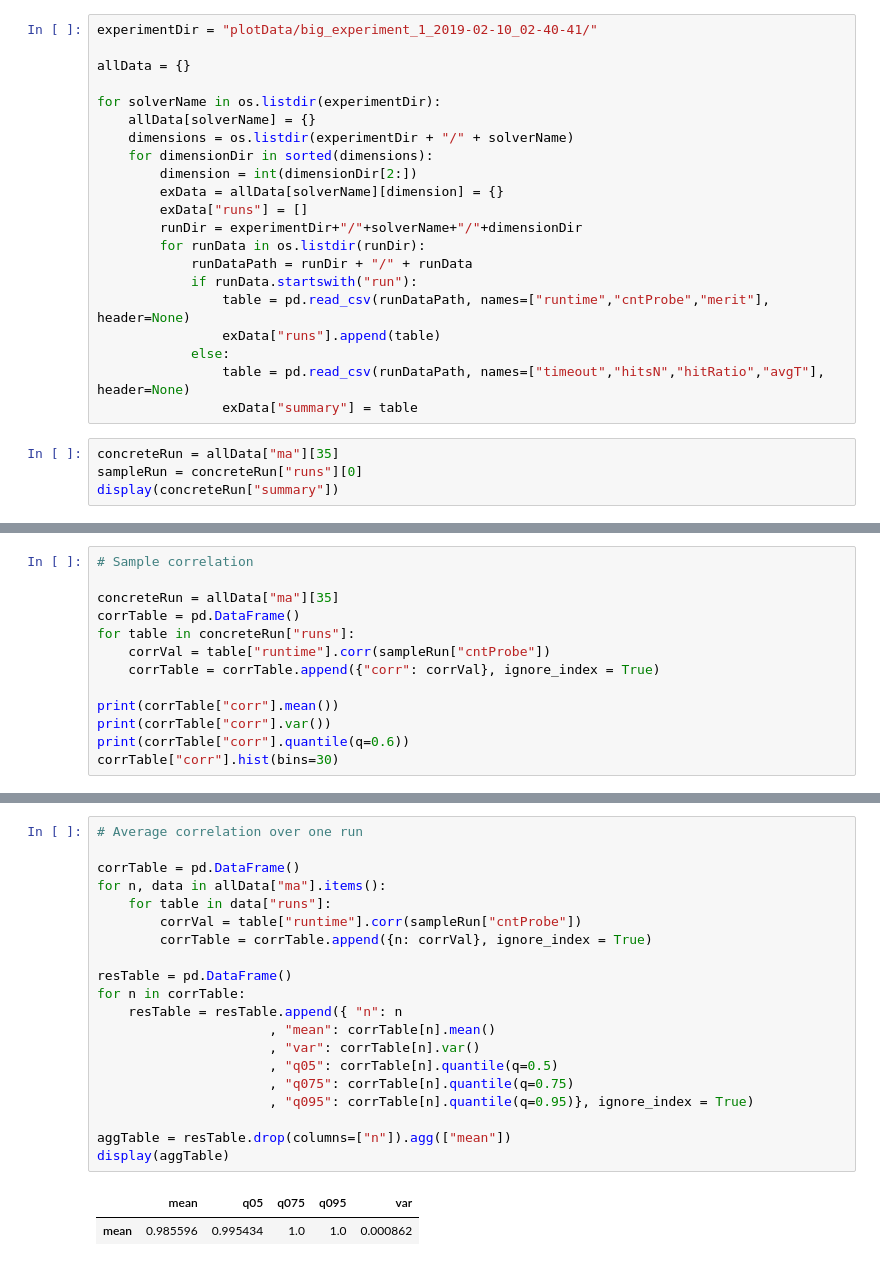
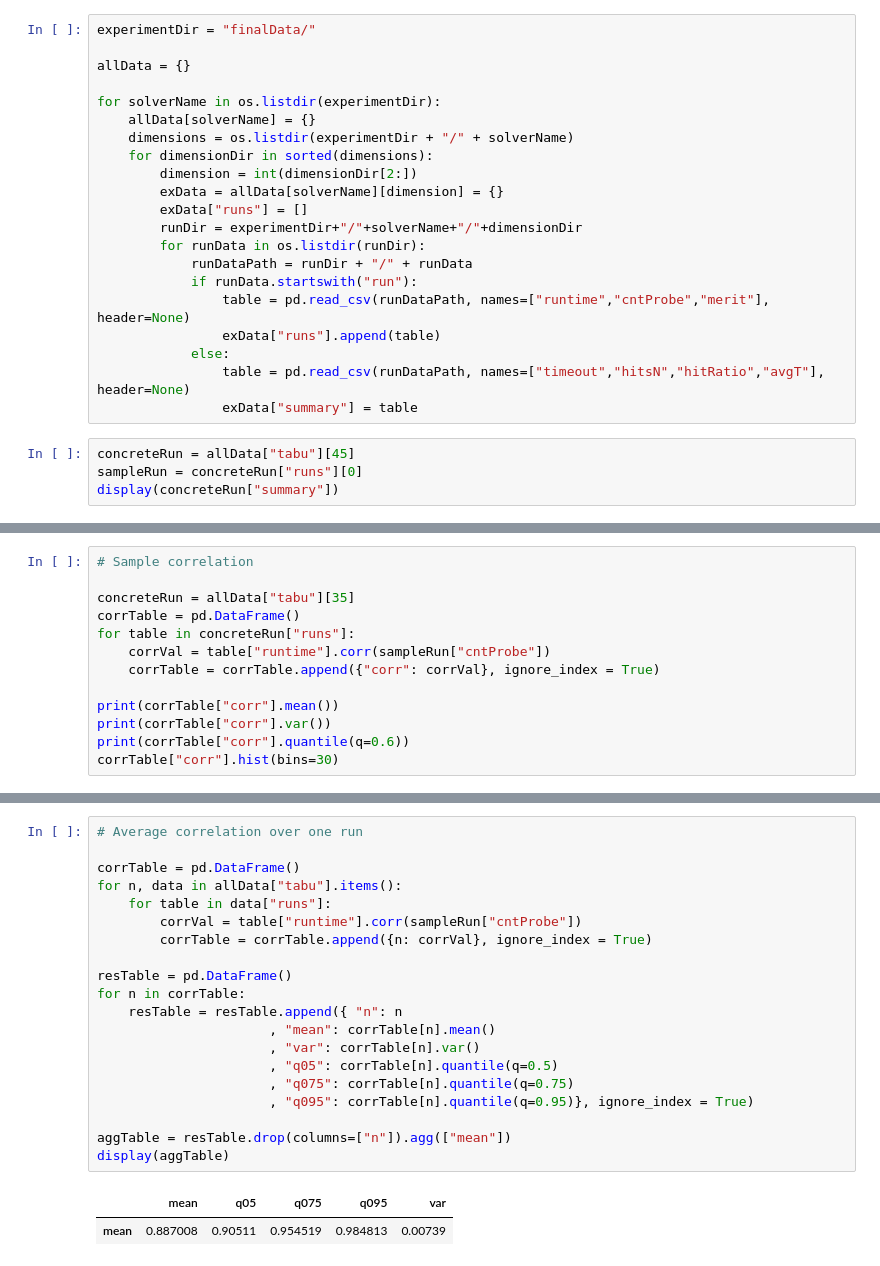
Before and after one commit to CHoudrouge4/osh, a Jupyter notebook: Analysis.ipynb, the cells around one changed output, grey strips where cells are left out. Saved outputs shown, nothing was run; the diff lists cells and outputs as text.

```diff
--- a/Analysis.ipynb
+++ b/Analysis.ipynb
@@ -13,5 +15,5 @@ import os as os
 # %%
-experimentDir = "plotData/big_experiment_1_2019-02-10_02-40-41/"
+experimentDir = "finalData/"
 
 allData = {}
 
@@ -32,7 +34,7 @@ for solverName in os.listdir(experimentDir):
                 table = pd.read_csv(runDataPath, names=["timeout","hitsN","hitRatio","avgT"], header=None)
                 exData["summary"] = table
 # %%
-concreteRun = allData["ma"][35]
+concreteRun = allData["tabu"][45]
 sampleRun = concreteRun["runs"][0]
 display(concreteRun["summary"])
 # %% [output]
@@ -41,7 +43,7 @@ display(concreteRun["summary"])
 # %%
 # Sample correlation
 
-concreteRun = allData["ma"][35]
+concreteRun = allData["tabu"][35]
 corrTable = pd.DataFrame()
 for table in concreteRun["runs"]:
     corrVal = table["runtime"].corr(sampleRun["cntProbe"])
@@ -60,23 +62,23 @@ corrTable["corr"].hist(bins=30)
 # %%
 # Average correlation over one run
 
 corrTable = pd.DataFrame()
-for n, data in allData["ma"].items():
+for n, data in allData["tabu"].items():
     for table in data["runs"]:
         corrVal = table["runtime"].corr(sampleRun["cntProbe"])
         corrTable = corrTable.append({n: corrVal}, ignore_index = True)
 
 resTable = pd.DataFrame()
 for n in corrTable:
     resTable = resTable.append({ "n": n
                       , "mean": corrTable[n].mean()
                       , "var": corrTable[n].var()
                       , "q05": corrTable[n].quantile(q=0.5)
                       , "q075": corrTable[n].quantile(q=0.75)
                       , "q095": corrTable[n].quantile(q=0.95)}, ignore_index = True)
 
 aggTable = resTable.drop(columns=["n"]).agg(["mean"])
 display(aggTable)
 # %% [output]
 |  | mean | q05 | q075 | q095 | var |
-| mean | 0.985596 | 0.995434 | 1.0 | 1.0 | 0.000862 |
+| mean | 0.887008 | 0.90511 | 0.954519 | 0.984813 | 0.00739 |
```
Also changed, not shown: parts of 12 cells of this notebook, 10 other files.
